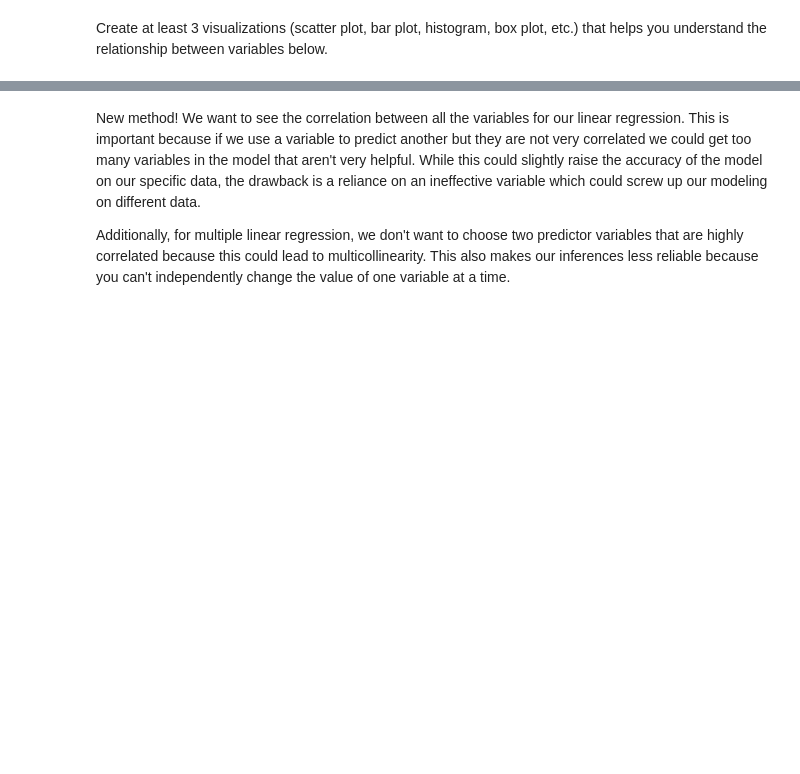
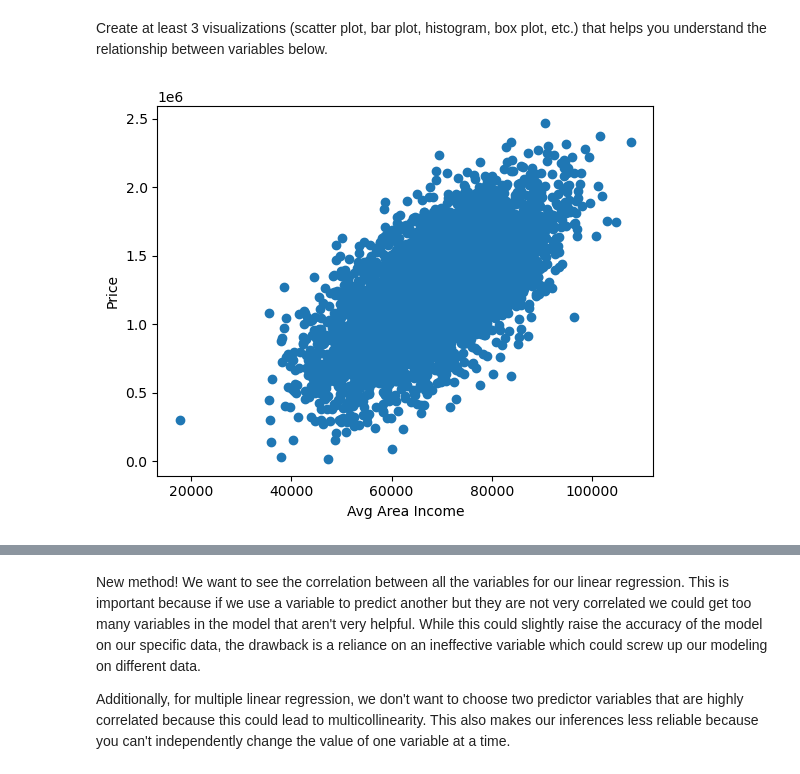
Before and after one commit to kyun33/JCP26Notebooks, a Jupyter notebook: Week_4_Modeling_and_Linear_Regression.ipynb, the cells around one changed output, grey strips where cells are left out. Cells and saved outputs as stored; diff of their text form; code cells hidden in the pictures; blank space fills up the shorter version.

```diff
--- a/Week_4_Modeling_and_Linear_Regression.ipynb
+++ b/Week_4_Modeling_and_Linear_Regression.ipynb
@@ -39,0 +127,7 @@ Create at least 3 visualizations (scatter plot, bar plot, histogram, box plot, e
+# %%
+plt.scatter(housing['Avg. Area Income'], housing['Price'])
+plt.xlabel('Avg Area Income')
+plt.ylabel('Price')
+plt.show()
+# %% [output]
+[figure, added]
```
Also changed, not shown: parts of 39 cells of this notebook.
